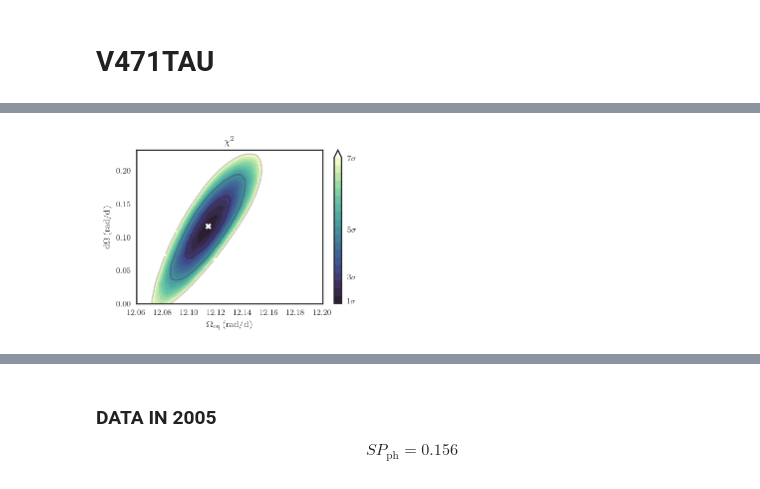
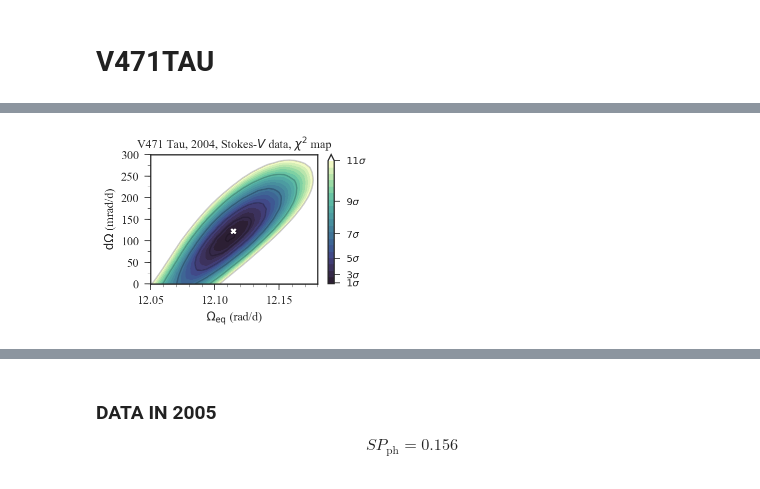
Before and after one commit to bzaire/Reports, a Jupyter notebook: search_DR_chipot-checkpoint.ipynb, the cells around one changed output, grey strips where cells are left out. Saved outputs shown, nothing was run; the diff lists cells and outputs as text; code cells hidden in the pictures.

```diff
--- a/search_DR_chipot-checkpoint.ipynb
+++ b/search_DR_chipot-checkpoint.ipynb
@@ -15,7 +15,7 @@ The parameters that will be used in each epoch are:
 | EQW                   | $5.12$     | $5.12$    |
 # %%
-lev_o = (12.06,12.200)
-lev_do = (0.00, 0.230)
+lev_o = (12.05,12.180)
+lev_do = (0.00, 300)
 sigma_errorbar=1
 # %% [markdown]
 ### DATA IN 2004
@@ -251,10 +272,10 @@ import cmocean as cm
 import matplotlib.font_manager
 
 #Define the number of sigmas that you want to consider
-nsigma=7.
+nsigma=11.
 
 # Read file with informations in each run
-beta_v, gamma_v, chisq_v, s_v, bmod, test_v = N.genfromtxt('data/old/search_dr_v_chipot_2004.txt', unpack=True)
+beta_v, gamma_v, chisq_v, s_v, bmod, test_v = N.genfromtxt('data/search_dr_v_chipot_2004.txt', unpack=True)
 
 
 #Change to oeq and do
@@ -273,7 +294,7 @@ for i in range(len(cycle)):
 dchisq_v = nsigma**2*2.3/count
 
 #select data within the conditions:
-isp = N.bitwise_and(N.bitwise_and(bmod <= 145.05, bmod >= 144.95), test_v <=0.005)
+isp = N.bitwise_and(N.bitwise_and(bmod <= 149.05, bmod >= 148.55), test_v <=0.005)
 Oeq_v = Oeq_v[isp]; dO_v = dO_v[isp]; chisq_v = chisq_v[isp]; s_v = s_v[isp]; bmod = bmod[isp]
 test_v = test_v[isp]
 
@@ -282,8 +303,8 @@ vmin_v = chisq_v.min()
 print(vmin_v)
 #Set levels for plotting
 lev_v = [vmin_v + isigma**2*(2.3/count) for isigma in range(int(nsigma)+1)]
-cut_sigma= int(nsigma) + 1
-lev_1_v = [vmin_v]+[vmin_v + isigma**2*(2.3/count) for isigma in range(1,cut_sigma,2)]
+cut_sigma= int(nsigma) + 2
+lev_1_v = [vmin_v + isigma**2*(2.3/count) for isigma in range(1,cut_sigma,2)]
 
 #we also add another condition for the data (optional):
 ic_v = N.bitwise_and(chisq_v >= vmin_v, chisq_v <= (vmin_v + cut_sigma**2*2.3/count))
@@ -328,8 +349,14 @@ print('Position of the center on this plane:')
 print(r'Omega_EQ = %.3f and dO = %.3f' %(best_x, best_y))
 print('dOeq = %.3f and d(dO) = %1.3f' %(dx, dy))
 
+cos2theta = e/(c-a-N.sqrt((a-c)**2 + e**2))
+print(r'cos2(theta_s) = %.3f' %(cos2theta))
+print('(theta_s) = %.3f \n' %(N.arccos(N.sqrt(cos2theta))))
+
 print(r'beta = %.8f and gamma = %.8f' %(1.- best_x/Omega0, best_y/Omega0))
 
+Oeq04V = best_x; dO04V = best_y
+dOeq04V = dx; ddO04V = dy
 
 print('\n Min chisq from fit:')
 print('Min chisq = ', w_min_v)
@@ -406,21 +436,25 @@ P.show()
 # %%
 fig, ax = P.subplots(1,1, figsize=(4,3))
 #ax.scatter(Oeq, dO, marker = 's', s=20, color='gray', alpha=0.8)
-ax.set_title(r'$\chi^2$')
-im = ax.contourf(x_v, y_v, z_v, levels=N.linspace(lev_v[0], lev_v[-1], 20), cmap=cmap, alpha=1., extend='max')
+ax.set_title(r'V471 Tau, 2004, Stokes-$V$ data, $\chi^2$ map', fontsize='large')
+im = ax.contourf(x_v, 1.e3*y_v, z_v, levels=N.linspace(lev_v[0], lev_v[-1], 20), cmap=cmap, alpha=1., extend='max')
 im.cmap.set_over('white')
-ax.contour(x_v, y_v, z_v, levels=lev_1_v, colors='k', alpha=0.2)
+ax.contour(x_v, 1.e3*y_v, z_v, levels=lev_1_v, colors='k', alpha=0.2)
 cbar = fig.colorbar(im, ticks=lev_1_v, ticklocation = 'right', format = '%1.4f')
-cbar.ax.set_yticklabels(['']+[r'$ %1d \sigma$' %isig for isig in range(1,cut_sigma,2)])
+cbar.ax.set_yticklabels([r'$ %1d \sigma$' %isig for isig in range(1,cut_sigma,2)])
 ax.set_xlim(lev_o); ax.set_ylim(lev_do)
-ax.plot(best_x, best_y, 'X', color='w')
+ax.plot(best_x, 1.e3*best_y, 'X', color='w')
 #ax.errorbar(best_x, best_y, xerr=dx, yerr=dy, color='r')
-ax.set_ylabel(r'$\mathrm{d}\Omega \left(\mathrm{rad/d}\right)$')
-ax.set_xlabel(r'$\Omega_\mathrm{eq} \left(\mathrm{rad/d}\right)$')
+ax.set_ylabel(r'$\mathrm{d}\Omega$ (mrad/d)', fontsize='large')
+ax.set_xlabel(r'$\Omega_\mathrm{eq}$ (rad/d)', fontsize='large')
+ax.yaxis.set_minor_locator(MultipleLocator(25))
+ax.xaxis.set_minor_locator(MultipleLocator(.01))
+P.xticks(fontsize='large')
+P.yticks(fontsize='large')
 P.tight_layout()
 P.savefig('figs/dr_v_chipot_2004.pdf', rasterized=True)
 # %% [output]
-[figure, old version]
+[figure, new version]
 # %%
 fig, ax = P.subplots(1,1, figsize=(4,3))
 ax.set_title(r'$\chi^2$')
```
Also changed, not shown: parts of 29 cells of this notebook, 25 other files.
